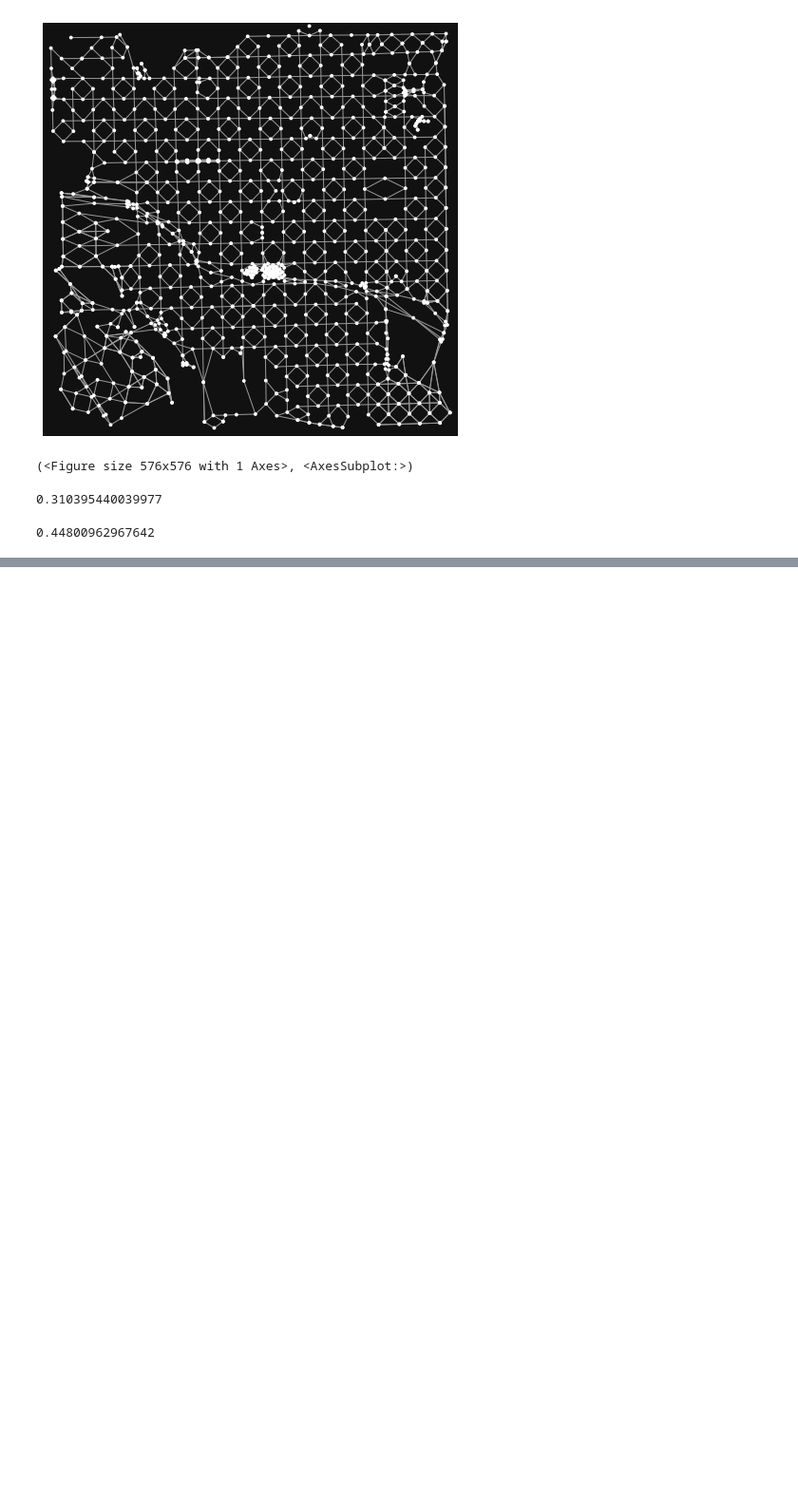
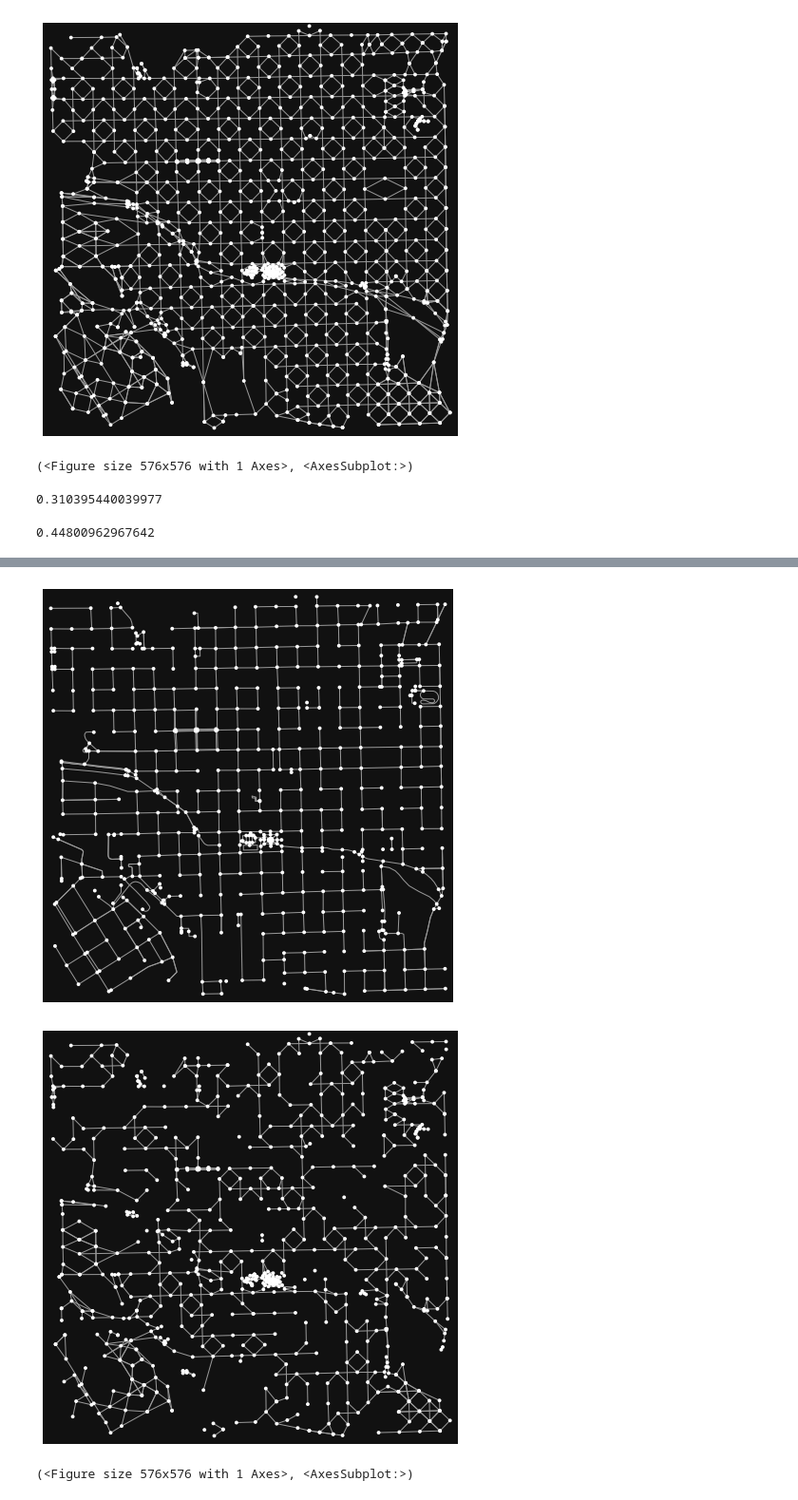
Before and after one commit to andre-morelli/Urban-Analytics, a Jupyter notebook: test.ipynb, the cells around one changed output, grey strips where cells are left out. Shown at 95% size. Cells and saved outputs as stored; diff of their text form; code cells hidden in the pictures; blank space fills up the shorter version.

```diff
--- a/test.ipynb
+++ b/test.ipynb
@@ -33,0 +94,9 @@ network_analysis.get_attr_concentration_coef(Gd,'ang_dif',upper_strata=5)
+# %%
+G_=vulnerability_analysis.remove_edges_random(G,.33)
+ox.plot_graph(G_)
+G_=vulnerability_analysis.remove_nodes_random(Gd,.33)
+ox.plot_graph(G_)
+# %% [output]
+[figure, added]
+[figure, added]
+(<Figure size 576x576 with 1 Axes>, <AxesSubplot:>)
```
Also changed, not shown: parts of 7 cells of this notebook, 1 other file.
